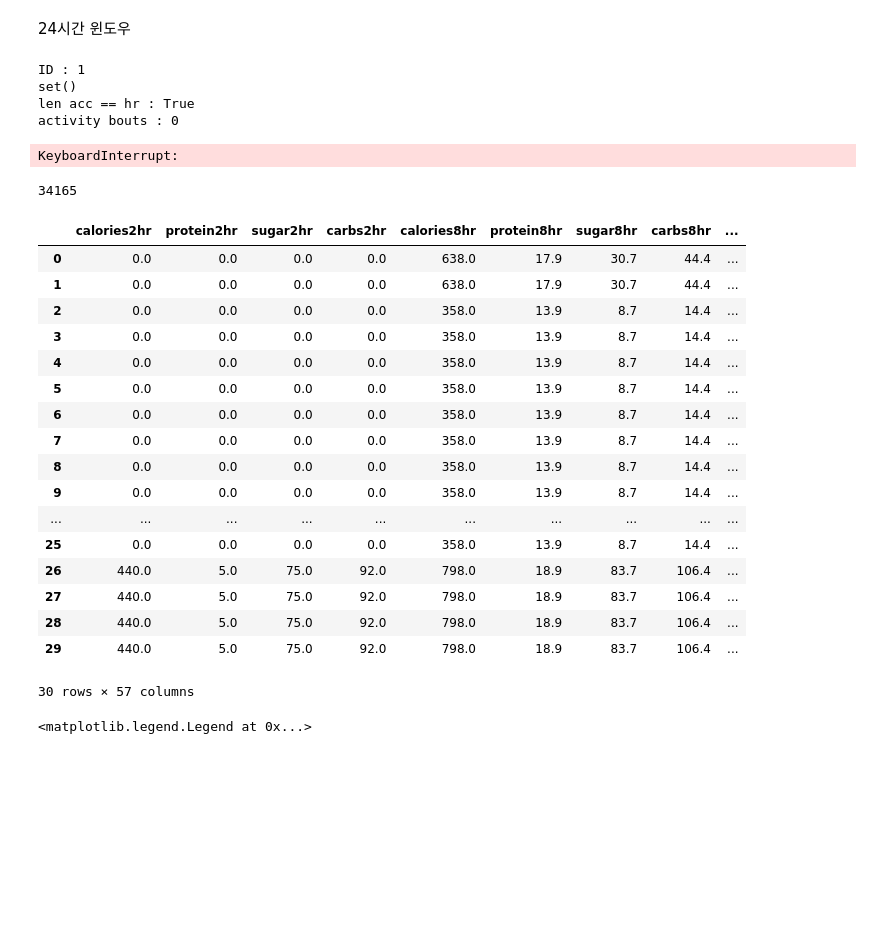
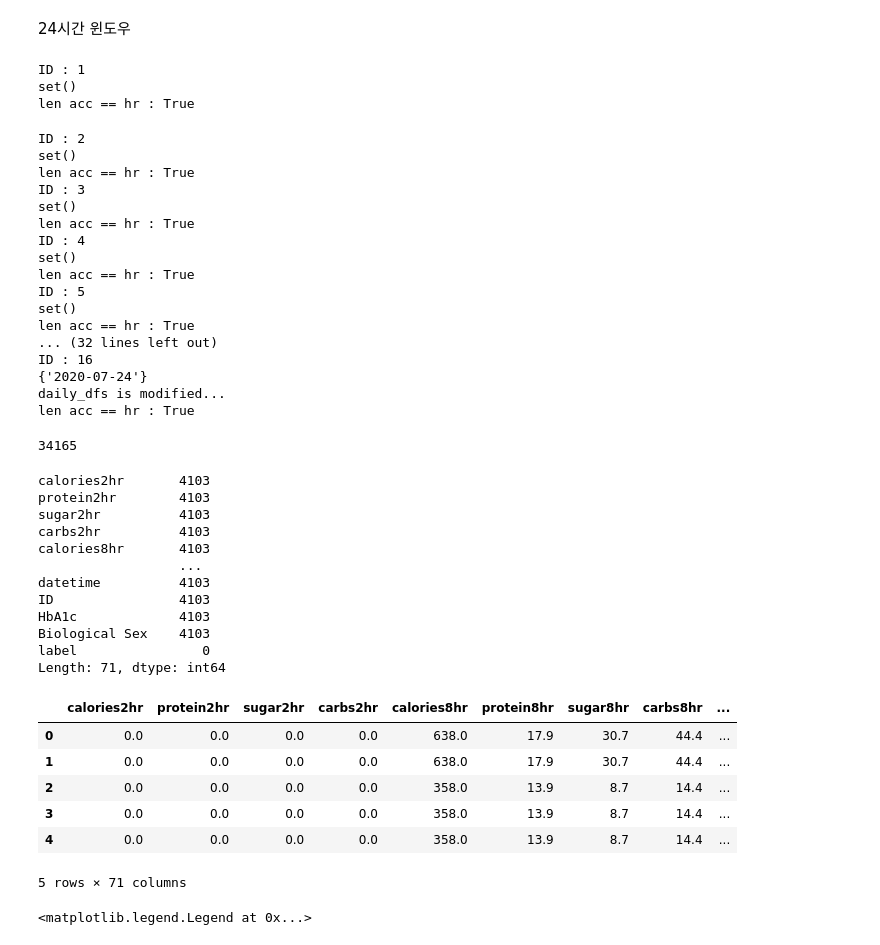
Before and after one commit to mingg12/engineering-newFork, a Jupyter notebook: building_df_and_feature_importance.ipynb, the cells around one changed output. Drawn from its saved outputs; the diff is of its cells as text; code cells hidden in the pictures; blank space fills up the shorter version.

```diff
--- a/building_df_and_feature_importance.ipynb
+++ b/building_df_and_feature_importance.ipynb
@@ -141,12 +141,12 @@ def crhythm(time, timeformat='%Y-%m-%d %H:%M:%S'):
     minfrommid=[]
 
     for i in range(0, len(df['Timefrommidnight'])):
-        if pd.isna(df['Timefrommidnight'][i]):
+        if pd.isna(df['Timefrommidnight'].iloc[i]):
             minfrommid.append(0)
             hourfrommid.append(0)
         else:
-            minfrommid.append(int(df['Timefrommidnight'][i].strftime('%H:%M:%S')[0:2])*60 + int(df['Timefrommidnight'][i].strftime('%H:%M:%S')[3:5]) + round(int(df['Timefrommidnight'][i].strftime('%H:%M:%S')[6:9])/60))
-            hourfrommid.append(round((int(df['Timefrommidnight'][i].strftime('%H:%M:%S')[0:2])*60 + int(df['Timefrommidnight'][i].strftime('%H:%M:%S')[3:5]) + round(int(df['Timefrommidnight'][i].strftime('%H:%M:%S')[6:9])/60))/60))
+            minfrommid.append(int(df['Timefrommidnight'].iloc[i].strftime('%H:%M:%S')[0:2])*60 + int(df['Timefrommidnight'].iloc[i].strftime('%H:%M:%S')[3:5]) + round(int(df['Timefrommidnight'].iloc[i].strftime('%H:%M:%S')[6:9])/60))
+            hourfrommid.append(round((int(df['Timefrommidnight'].iloc[i].strftime('%H:%M:%S')[0:2])*60 + int(df['Timefrommidnight'].iloc[i].strftime('%H:%M:%S')[3:5]) + round(int(df['Timefrommidnight'].iloc[i].strftime('%H:%M:%S')[6:9])/60))/60))
 
     return hourfrommid, minfrommid
 # %%
@@ -672,8 +672,23 @@ for id in range(1, len(dg_df)+1):
 ID : 1
 set()
 len acc == hr : True
-activity bouts : 0
-KeyboardInterrupt:
+ID : 2
+set()
+len acc == hr : True
+ID : 3
+set()
+len acc == hr : True
+ID : 4
+set()
+len acc == hr : True
+ID : 5
+set()
+len acc == hr : True
+... (32 lines left out)
+ID : 16
+{'2020-07-24'}
+daily_dfs is modified...
+len acc == hr : True
 # %%
 print(len(df))
 # %% [output]
@@ -683,25 +696,30 @@ df.isnull().any()
+# %%
+df.isna().sum()
+# %% [output]
+calories2hr       4103
+protein2hr        4103
+sugar2hr          4103
+carbs2hr          4103
+calories8hr       4103
+                  ...
+datetime          4103
+ID                4103
+HbA1c             4103
+Biological Sex    4103
+label                0
+Length: 71, dtype: int64
 # %%
 df = df.dropna().reset_index(drop=True)
-df.head(30)
-# %% [output]
-|  | calories2hr | protein2hr | sugar2hr | carbs2hr | calories8hr | protein8hr | sugar8hr | carbs8hr | ... |
-| 0 | 0.0 | 0.0 | 0.0 | 0.0 | 638.0 | 17.9 | 30.7 | 44.4 | ... |
-| 1 | 0.0 | 0.0 | 0.0 | 0.0 | 638.0 | 17.9 | 30.7 | 44.4 | ... |
-| 2 | 0.0 | 0.0 | 0.0 | 0.0 | 358.0 | 13.9 | 8.7 | 14.4 | ... |
-| 3 | 0.0 | 0.0 | 0.0 | 0.0 | 358.0 | 13.9 | 8.7 | 14.4 | ... |
-| 4 | 0.0 | 0.0 | 0.0 | 0.0 | 358.0 | 13.9 | 8.7 | 14.4 | ... |
-| 5 | 0.0 | 0.0 | 0.0 | 0.0 | 358.0 | 13.9 | 8.7 | 14.4 | ... |
-| 6 | 0.0 | 0.0 | 0.0 | 0.0 | 358.0 | 13.9 | 8.7 | 14.4 | ... |
-| 7 | 0.0 | 0.0 | 0.0 | 0.0 | 358.0 | 13.9 | 8.7 | 14.4 | ... |
-| 8 | 0.0 | 0.0 | 0.0 | 0.0 | 358.0 | 13.9 | 8.7 | 14.4 | ... |
-| 9 | 0.0 | 0.0 | 0.0 | 0.0 | 358.0 | 13.9 | 8.7 | 14.4 | ... |
-| ... | ... | ... | ... | ... | ... | ... | ... | ... | ... |
-| 25 | 0.0 | 0.0 | 0.0 | 0.0 | 358.0 | 13.9 | 8.7 | 14.4 | ... |
-| 26 | 440.0 | 5.0 | 75.0 | 92.0 | 798.0 | 18.9 | 83.7 | 106.4 | ... |
-| 27 | 440.0 | 5.0 | 75.0 | 92.0 | 798.0 | 18.9 | 83.7 | 106.4 | ... |
-| 28 | 440.0 | 5.0 | 75.0 | 92.0 | 798.0 | 18.9 | 83.7 | 106.4 | ... |
-| 29 | 440.0 | 5.0 | 75.0 | 92.0 | 798.0 | 18.9 | 83.7 | 106.4 | ... |
-30 rows × 57 columns
+# %%
+df.head()
+# %% [output]
+|  | calories2hr | protein2hr | sugar2hr | carbs2hr | calories8hr | protein8hr | sugar8hr | carbs8hr | ... |
+| 0 | 0.0 | 0.0 | 0.0 | 0.0 | 638.0 | 17.9 | 30.7 | 44.4 | ... |
+| 1 | 0.0 | 0.0 | 0.0 | 0.0 | 638.0 | 17.9 | 30.7 | 44.4 | ... |
+| 2 | 0.0 | 0.0 | 0.0 | 0.0 | 358.0 | 13.9 | 8.7 | 14.4 | ... |
+| 3 | 0.0 | 0.0 | 0.0 | 0.0 | 358.0 | 13.9 | 8.7 | 14.4 | ... |
+| 4 | 0.0 | 0.0 | 0.0 | 0.0 | 358.0 | 13.9 | 8.7 | 14.4 | ... |
+5 rows × 71 columns
 # %%
 import matplotlib.pyplot as plt
 
```
Also changed, not shown: parts of 6 cells of this notebook.
